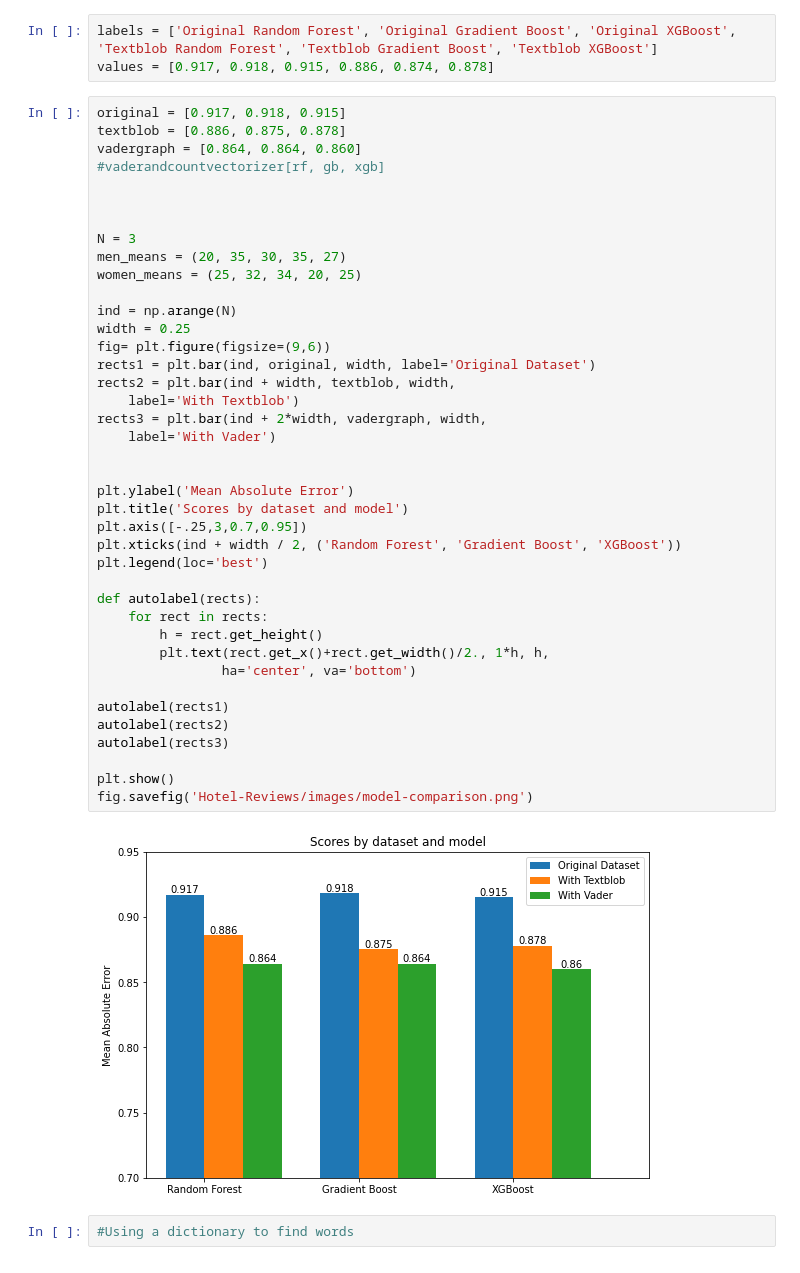
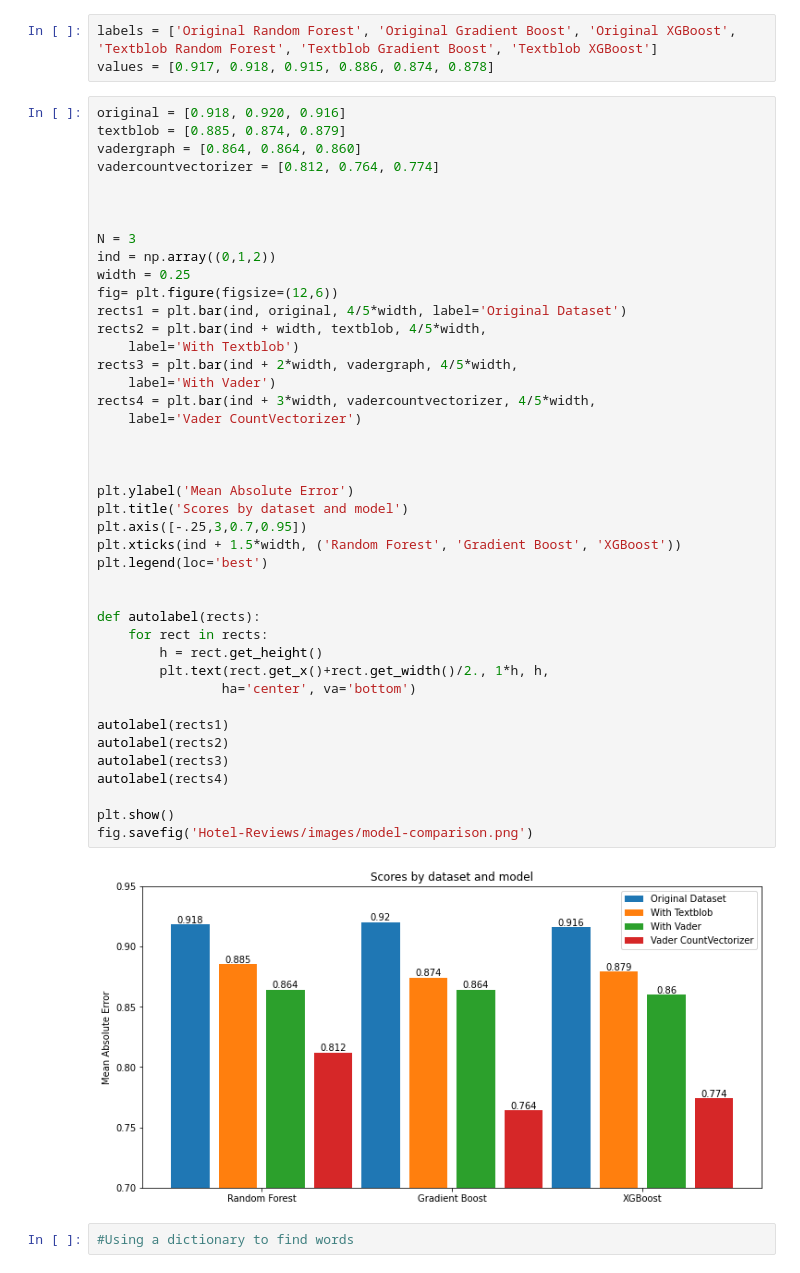
Before and after one commit to slindhult/Hotel-Reviews, a Jupyter notebook: Hotels.ipynb, the cells around one changed output. Drawn from its saved outputs; the diff is of its cells as text.

```diff
--- a/Hotels.ipynb
+++ b/Hotels.ipynb
@@ -744,47 +703,49 @@ model_comparison
 labels = ['Original Random Forest', 'Original Gradient Boost', 'Original XGBoost', 'Textblob Random Forest', 'Textblob Gradient Boost', 'Textblob XGBoost']
 values = [0.917, 0.918, 0.915, 0.886, 0.874, 0.878]
 # %%
-original = [0.917, 0.918, 0.915]
-textblob = [0.886, 0.875, 0.878]
+original = [0.918, 0.920, 0.916]
+textblob = [0.885, 0.874, 0.879]
 vadergraph = [0.864, 0.864, 0.860]
-#vaderandcountvectorizer[rf, gb, xgb]
+vadercountvectorizer = [0.812, 0.764, 0.774]
 
 
 
 N = 3
-men_means = (20, 35, 30, 35, 27)
-women_means = (25, 32, 34, 20, 25)
+ind = np.array((0,1,2))
+width = 0.25
+fig= plt.figure(figsize=(12,6))
+rects1 = plt.bar(ind, original, 4/5*width, label='Original Dataset')
+rects2 = plt.bar(ind + width, textblob, 4/5*width,
+    label='With Textblob')
+rects3 = plt.bar(ind + 2*width, vadergraph, 4/5*width,
+    label='With Vader')
+rects4 = plt.bar(ind + 3*width, vadercountvectorizer, 4/5*width,
+    label='Vader CountVectorizer')
 
-ind = np.arange(N)
-width = 0.25
-fig= plt.figure(figsize=(9,6))
-rects1 = plt.bar(ind, original, width, label='Original Dataset')
-rects2 = plt.bar(ind + width, textblob, width,
-    label='With Textblob')
-rects3 = plt.bar(ind + 2*width, vadergraph, width,
-    label='With Vader')
 
 
 plt.ylabel('Mean Absolute Error')
 plt.title('Scores by dataset and model')
 plt.axis([-.25,3,0.7,0.95])
-plt.xticks(ind + width / 2, ('Random Forest', 'Gradient Boost', 'XGBoost'))
+plt.xticks(ind + 1.5*width, ('Random Forest', 'Gradient Boost', 'XGBoost'))
 plt.legend(loc='best')
+
 
 def autolabel(rects):
     for rect in rects:
         h = rect.get_height()
         plt.text(rect.get_x()+rect.get_width()/2., 1*h, h,
                 ha='center', va='bottom')
 
 autolabel(rects1)
 autolabel(rects2)
 autolabel(rects3)
+autolabel(rects4)
 
 plt.show()
 fig.savefig('Hotel-Reviews/images/model-comparison.png')
 # %% [output]
-[figure, old version]
+[figure, new version]
 # %%
 #Using a dictionary to find words
 # %%
```
Also changed, not shown: parts of 41 cells of this notebook.
